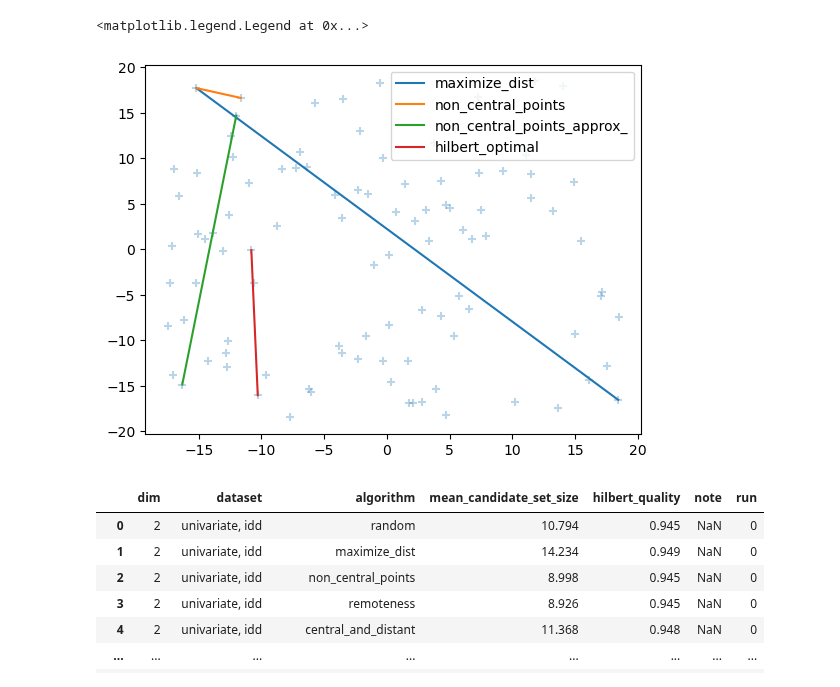
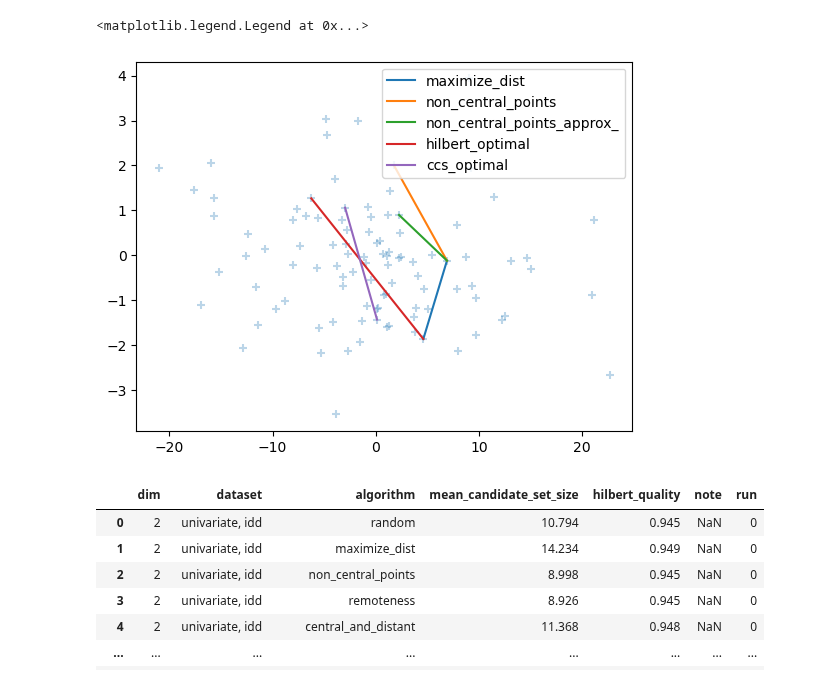
Before and after one commit to DimensionalScoop/metric_spaces, a Jupyter notebook: maths/tetrahedron/what_makes_a_good_pivot.ipynb, the cells around one changed output. Saved outputs shown, nothing was run; the diff lists cells and outputs as text; code cells hidden in the pictures.

```diff
--- a/maths/tetrahedron/what_makes_a_good_pivot.ipynb
+++ b/maths/tetrahedron/what_makes_a_good_pivot.ipynb
@@ -15,6 +15,10 @@ sys.path.append("../../")
 import tetrahedron
 import proj_quality
 from metric.metric import Metric, Euclid, Triangular
+# %%
+from joblib import Memory
+mem = Memory("~/.cache/joblib/", verbose=0)
+tetrahedron.project_to_2d_euclidean = mem.cache(tetrahedron.project_to_2d_euclidean)
 # %%
 # simulate triangles
 metric = Euclid(2)
@@ -123,6 +127,13 @@ def hilbert_almost_optimal(ps, rng=None):
     p0,_ = two_least_central(ps)
     p1 = optimize_pivot(ps, p0, _hilbert_quality)
     return p0, p1
+# %%
+def ccs_optimal_pivot(ps, rng):
+    r = proj_quality.get_average_k_nn_dist(ps, metric, k=10)
+
+    quality = lambda x: -proj_quality.candidate_set_size(x,r,metric)
+    pivots_idx = optimize_pivots(ps, quality, False)
+    return ps[pivots_idx]
 # %%
 def mask_diag(a):
     diag = np.diag(np.ones(a.shape[0]))
@@ -269,27 +281,27 @@ algs = dict(
 )
 # %%
-rng = np.random.default_rng()
-points = generate_univar_points(rng, dim=2, n_samples=100)
+rng = np.random.default_rng(0xfeed)
+points = generate_gaussian_points(rng, dim=15, n_samples=100)
 
 test_algs = dict(
     maximize_dist=max_dist_points,
     non_central_points=two_least_central,
     non_central_points_approx_=two_least_central_heuristically,
     hilbert_optimal=hilbert_optimal_pivots,
+    ccs_optimal=ccs_optimal_pivot
     )
 
 plt.scatter(points[:,0], points[:,1], alpha=0.3, marker="+")
 
 for name, piv_func in test_algs.items():
     exact = np.array(piv_func(points, rng=rng))
     plt.plot(exact[:,0], exact[:,1], label=name)
 
 
 plt.legend()
-# TODO: Choose two opposite non-central points!
 # %% [output]
 <matplotlib.legend.Legend at 0x...>
-[figure, old version]
+[figure, new version]
 # %%
 def compare_projections(point_gen:dict, pivot_selector:dict, dims:list, seed=0, errors="skip"):
     rv = []
```
Also changed, not shown: parts of 1 cell of this notebook, 1 other file.
